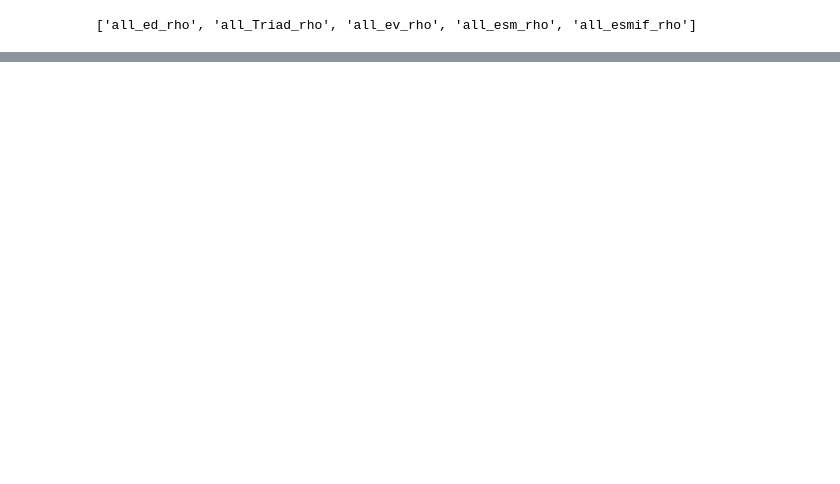
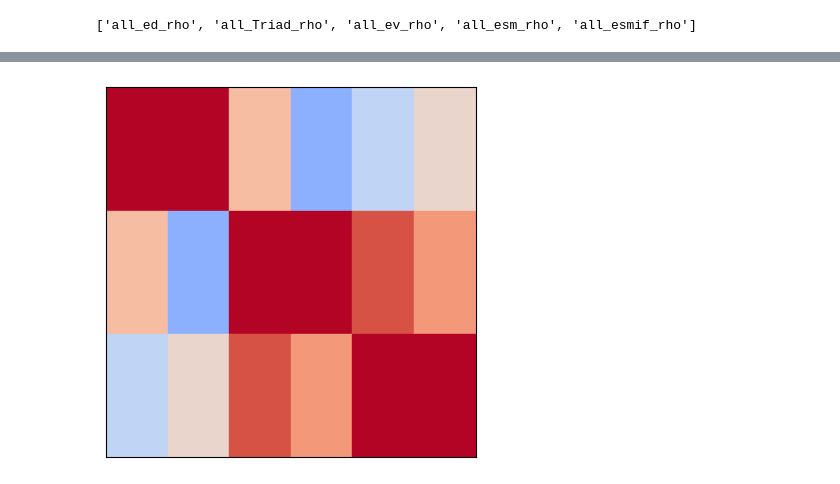
Before and after one commit to fhalab/SSMuLA, a Jupyter notebook: sandbox/zs_corr.ipynb, the cells around one changed output, grey strips where cells are left out. Cells and saved outputs as stored; diff of their text form; code cells hidden in the pictures; blank space fills up the shorter version.

```diff
--- a/sandbox/zs_corr.ipynb
+++ b/sandbox/zs_corr.ipynb
@@ -221,2 +215,0 @@ all_rho_no_combo_col_dict
-# %%
-corr_matrix = zs[zs["lib"].isin(active_lib_list)][all_rho_no_combo_cols].rename(columns=all_rho_no_combo_col_dict).corr()
@@ -235,0 +216,18 @@ mask = np.triu(np.ones_like(corr_matrix, dtype=bool))
+# %%
+fig, axes = plt.subplots(1, 2, figsize=(12, 4))
+for zsm, ax in zip(["rho", "rocauc"], axes):
+    sel_cols = [c for c in zs.columns if "all_" in c and f"_{zsm}" in c and "-comb" not in c]
+    sel_col_dict = {
+        k: ZS_OPTS_LEGEND[k.split("_")[1]+ "_score"] for k in sel_cols
+    }
+
+    corr_matrix = zs[zs["lib"].isin(active_lib_list)][sel_cols].rename(columns=sel_col_dict).corr()
+    mask = np.triu(np.ones_like(corr_matrix, dtype=bool))
+
+    # Draw the heatmap with the mask
+    ax = sns.heatmap(corr_matrix, mask=mask, annot=True, fmt=".2f", cmap="Blues", cbar=False,
+                cbar_kws={"shrink": .8}, linewidths=.8, square=True, vmin=0, vmax=1)
+
+    # Add titles and labels as necessary
+    ax.set_title(f'ZS {zsm} Correlation Heatmap')
+fig.colorbar(heatmap.collections[0], ax=[ax1, ax2], location='right', aspect=10)
@@ -286,0 +335,51 @@ def get_zs_zs_corr(
+# %%
+import numpy as np
+
+# Simulated correlation matrices for two subgroups
+data1 = np.array([
+    [1, 0.3, -0.2],
+    [0.3, 1, 0.8],
+    [-0.2, 0.8, 1]
+])
+
+data2 = np.array([
+    [1, -0.5, 0.1],
+    [-0.5, 1, 0.5],
+    [0.1, 0.5, 1]
+])
+
+import matplotlib.pyplot as plt
+from matplotlib.patches import Rectangle
+
+# Function to add a half-colored cell
+def add_half_colored_cell(ax, value1, value2, left, bottom, width, height, cmap, vmin, vmax):
+    # Calculate colors from value
+    color1 = cmap((value1 - vmin) / (vmax - vmin))
+    color2 = cmap((value2 - vmin) / (vmax - vmin))
+
+    # Create two rectangles (half cells)
+    ax.add_patch(Rectangle((left, bottom), width/2, height, color=color1))
+    ax.add_patch(Rectangle((left + width/2, bottom), width/2, height, color=color2))
+
+# Setup figure and axis
+fig, ax = plt.subplots()
+ax.set_xlim(0, 3)
+ax.set_ylim(0, 3)
+
+# Loop through data to plot each cell
+n = len(data1)
+for i in range(n):
+    for j in range(n):
+        add_half_colored_cell(ax, data1[i, j], data2[i, j], j, n-1-i, 1, 1, plt.cm.coolwarm, -1, 1)
+
+# Set aspect of the plot to be equal
+ax.set_aspect('equal')
+
+# Remove axis labels and ticks
+ax.set_xticks([])
+ax.set_yticks([])
+
+# Show the plot
+plt.show()
+# %% [output]
+[figure, added]
```
Also changed, not shown: parts of 12 cells of this notebook, 5 other files.
